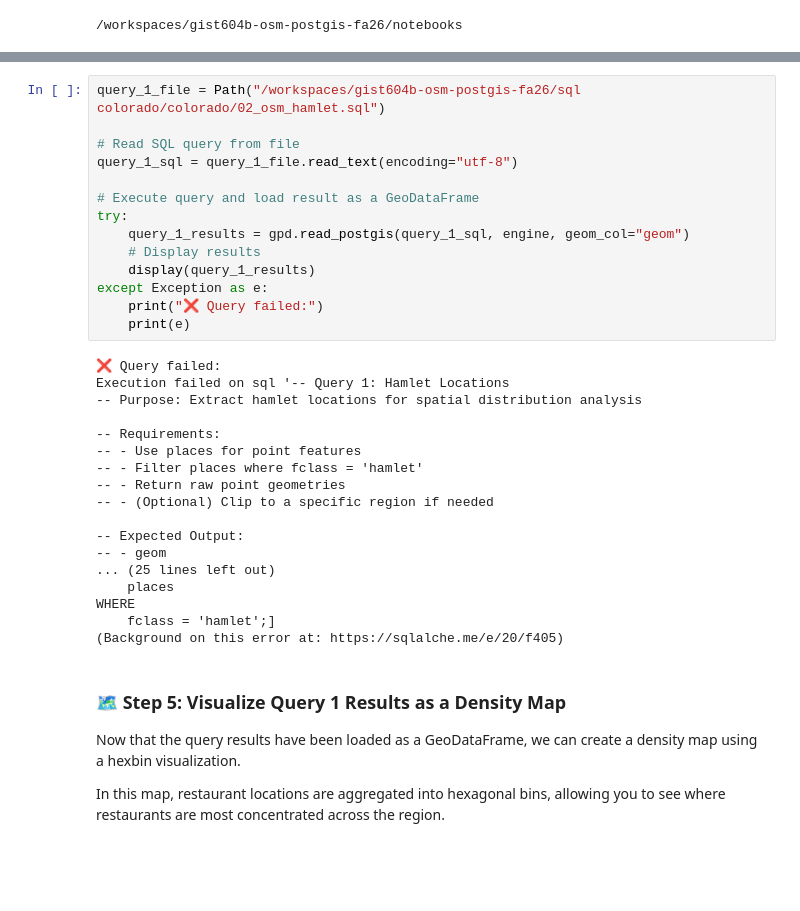
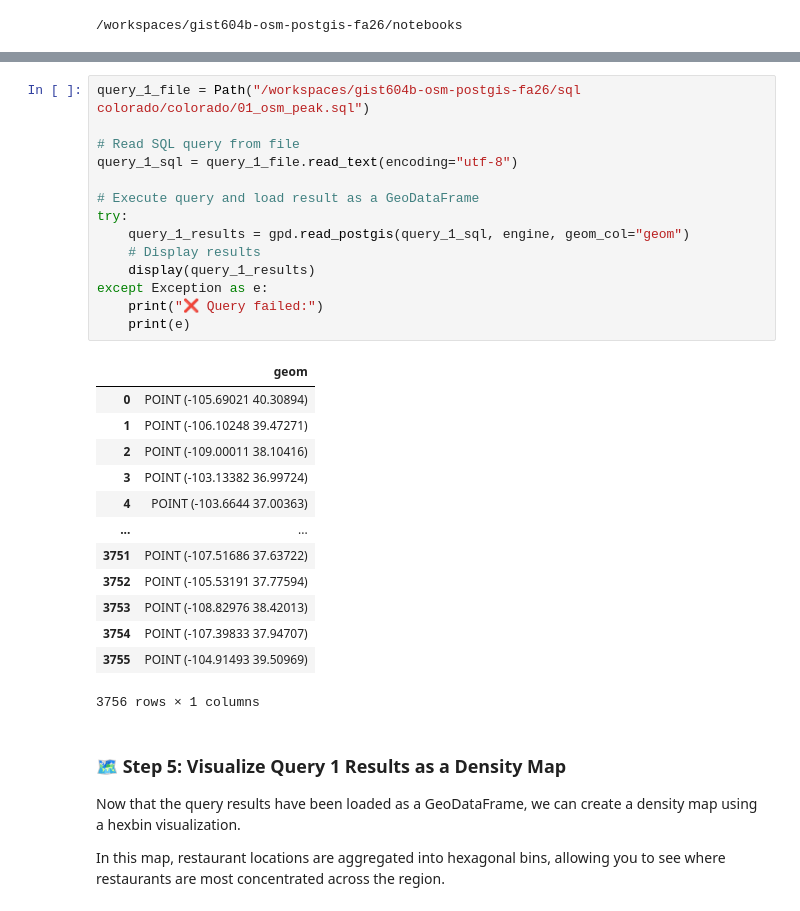
Before and after one commit to Thompson-Anita/gist604b-osm-postgis-fa26, a Jupyter notebook: notebooks/osm_postgis_queries_colorado_Thompson.ipynb, the cells around one changed output, grey strips where cells are left out. Cells and saved outputs as stored; diff of their text form; blank space fills up the shorter version.

```diff
--- a/notebooks/osm_postgis_queries_colorado_Thompson.ipynb
+++ b/notebooks/osm_postgis_queries_colorado_Thompson.ipynb
@@ -239,35 +189,31 @@ with engine.connect() as connection:
 # %%
-query_1_file = Path("/workspaces/gist604b-osm-postgis-fa26/sql colorado/colorado/02_osm_hamlet.sql")
+query_1_file = Path("/workspaces/gist604b-osm-postgis-fa26/sql colorado/colorado/01_osm_peak.sql")
 
 # Read SQL query from file
 query_1_sql = query_1_file.read_text(encoding="utf-8")
 
 # Execute query and load result as a GeoDataFrame
 try:
     query_1_results = gpd.read_postgis(query_1_sql, engine, geom_col="geom")
     # Display results
     display(query_1_results)
 except Exception as e:
     print("❌ Query failed:")
     print(e)
 # %% [output]
+|  | geom |
+| 0 | POINT (-105.69021 40.30894) |
+| 1 | POINT (-106.10248 39.47271) |
+| 2 | POINT (-109.00011 38.10416) |
+| 3 | POINT (-103.13382 36.99724) |
+| 4 | POINT (-103.6644 37.00363) |
+| ... | ... |
+| 3751 | POINT (-107.51686 37.63722) |
+| 3752 | POINT (-105.53191 37.77594) |
+| 3753 | POINT (-108.82976 38.42013) |
+| 3754 | POINT (-107.39833 37.94707) |
+| 3755 | POINT (-104.91493 39.50969) |
-❌ Query failed:
-Execution failed on sql '-- Query 1: Hamlet Locations
--- Purpose: Extract hamlet locations for spatial distribution analysis
-
--- Requirements:
--- - Use places for point features
--- - Filter places where fclass = 'hamlet'
--- - Return raw point geometries
--- - (Optional) Clip to a specific region if needed
-
--- Expected Output:
--- - geom
-... (25 lines left out)
-    places
-WHERE
-    fclass = 'hamlet';]
-(Background on this error at: https://sqlalche.me/e/20/f405)
+3756 rows × 1 columns
 # %% [markdown]
 ### 🗺️ Step 5: Visualize Query 1 Results as a Density Map
 
```
Also changed, not shown: parts of 8 cells of this notebook, 1 other file.
